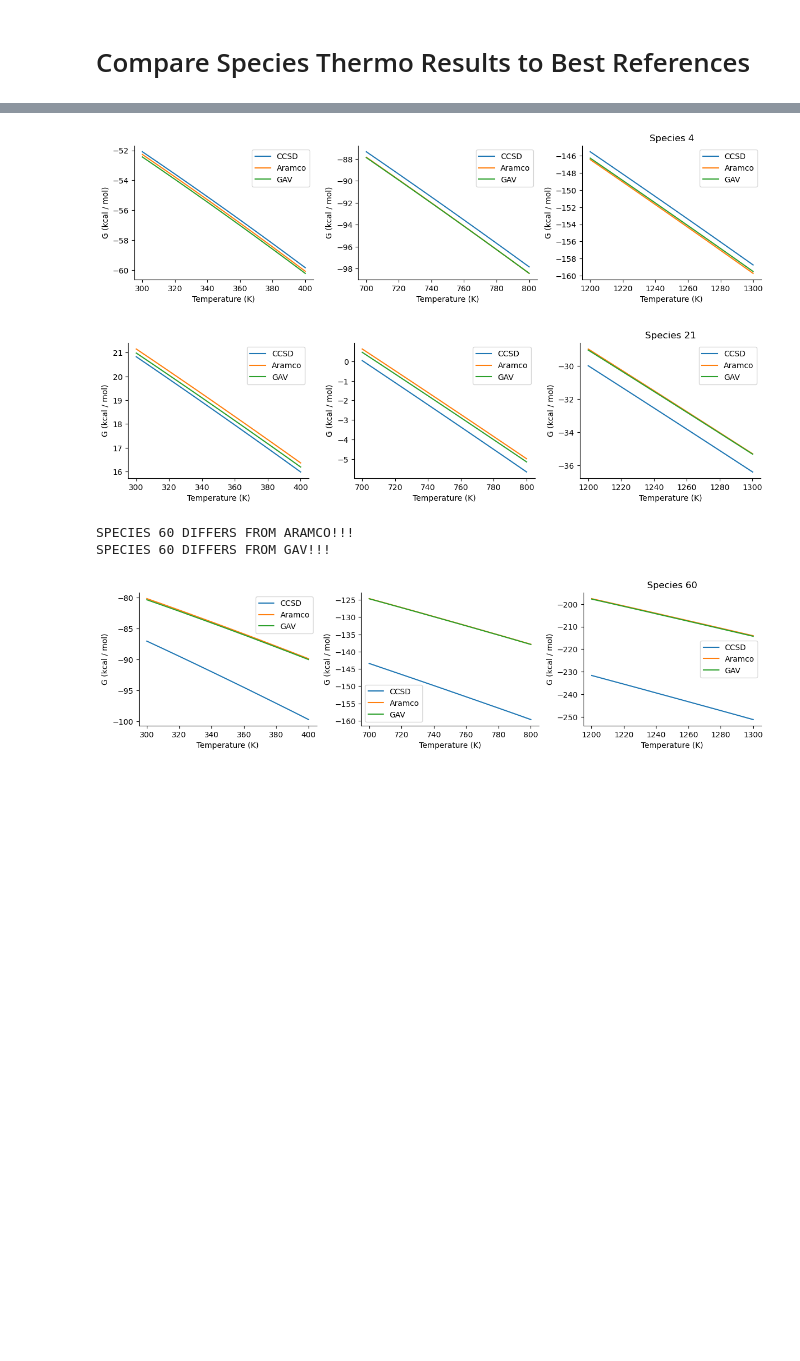
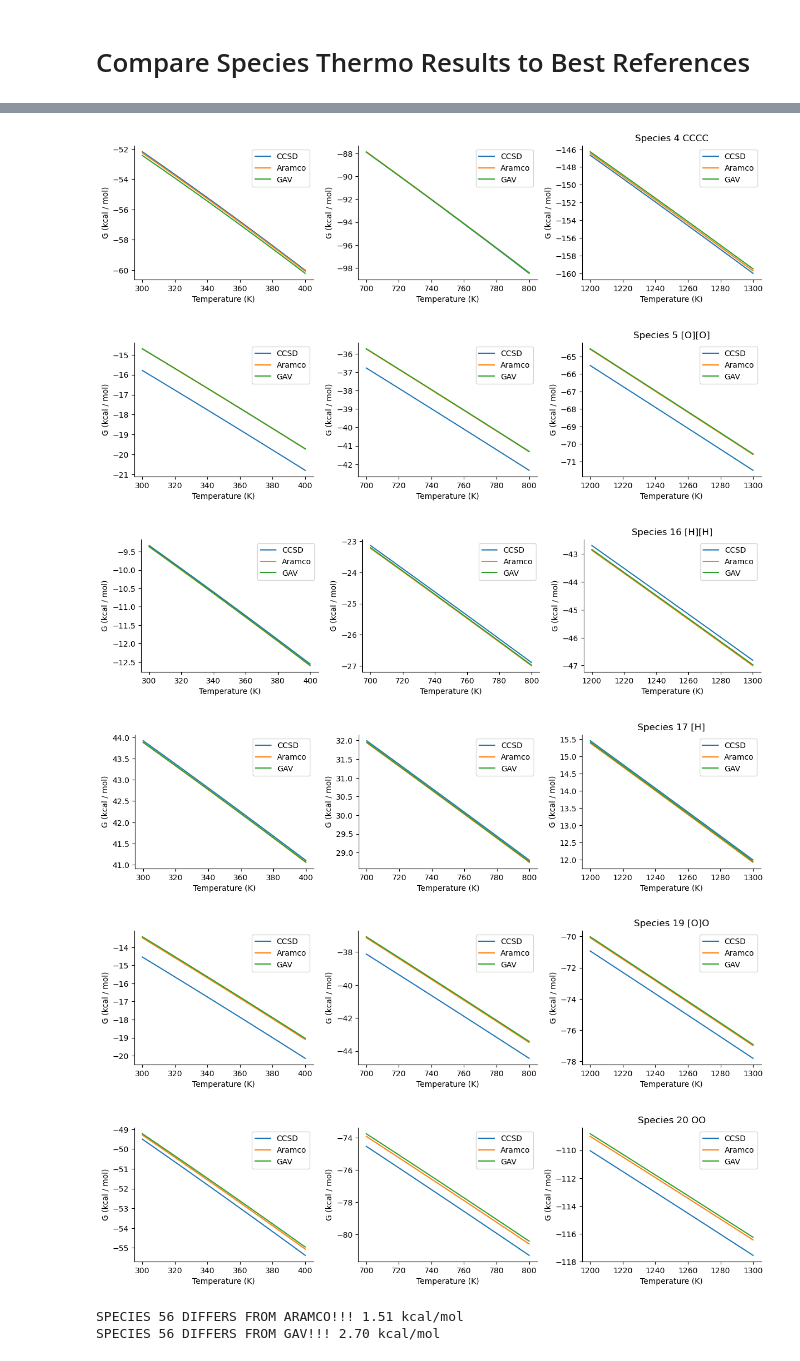
Before and after one commit to comocheng/autoscience_workflow, a Jupyter notebook: dft/progress_report.ipynb, the cells around one changed output, grey strips where cells are left out. Drawn from its saved outputs; the diff is of its cells as text; code cells hidden in the pictures; blank space fills up the shorter version.

Commit message:
save plotting notebooks before refactor

```diff
--- a/dft/progress_report.ipynb
+++ b/dft/progress_report.ipynb
@@ -117,11 +117,24 @@ def plot_kinetics(rxns, labels=None, title=None):
 # pick the change_list to focus on
 rmg_min_1_rxns = [4721]
 rmg_min_1_sp = [4, 57, 280, 60, 61, 73, 21, 72, 32]
-for r in rmg_min_1_rxns:
-    rmg_min_1_sp += get_reaction_species(r)
-
 sp_changelist = rmg_min_1_sp
 rxn_changelist = rmg_min_1_rxns
+
+
+rmg_min_3_rxns = [313, 314, 4724, 246, 4779]
+rmg_min_3_sp = [305, 58, 1113, 71, 74]
+sp_changelist = rmg_min_3_sp
+rxn_changelist = rmg_min_3_rxns
+
+
+
+# rmg_MAX_1_rxns = [213, 324, 714, 1111, 804]
+# rmg_MAX_1_sp = [87, 84, 85, 90, 88]
+# sp_changelist = rmg_MAX_1_sp
+# rxn_changelist = rmg_MAX_1_rxns
+
+for r in rxn_changelist:
+    sp_changelist += get_reaction_species(r)
 sp_changelist = sorted(list(set(sp_changelist)))
 rxn_changelist = sorted(list(set(rxn_changelist)))
 # %%
@@ -176,6 +180,10 @@ Missing reaction 4721
 chemkin_fileA = '/work/westgroup/harris.se/autoscience/fuels/butane/official/aramco/chem_annotated.inp'
 dict_fileA = '/work/westgroup/harris.se/autoscience/fuels/butane/official/aramco/species_dictionary.txt'
 species_listA, reaction_listA = rmgpy.chemkin.load_chemkin_file(chemkin_fileA, dict_fileA)
+# %%
+chemkin_file1 = '/work/westgroup/harris.se/autoscience/fuels/butane/RMG_min/butane_20241219/chem_annotated.inp'
+dict_file1 = '/work/westgroup/harris.se/autoscience/fuels/butane/RMG_min/butane_20241219/species_dictionary.txt'
+species_list1, reaction_list1 = rmgpy.chemkin.load_chemkin_file(chemkin_file1, dict_file1)
 # %%
 # Need to load a thermo database to get GAV
 database = rmgpy.data.rmg.RMGDatabase()
@@ -200,5 +206,5 @@ WARNING:root:An instance of RMGDatabase already exists. Re-initializing it.
 # %%
-ARAMCO_DIFF_THRESHOLD = 2.0  # kcal/mol
+ARAMCO_DIFF_THRESHOLD = 1.5  # kcal/mol
 GAV_DIFF_THRESHOLD = 3.0  # kcal/mol
 
 for e in entries:
@@ -249,55 +255,58 @@ for e in entries:
 
     # Look for big changes
     if np.any(np.abs(G_calc_low - G_Aramco_low) > ARAMCO_DIFF_THRESHOLD):
-        print(f'SPECIES {species_index} DIFFERS FROM ARAMCO!!!')
+        print(f'SPECIES {species_index} DIFFERS FROM ARAMCO!!! {np.max(np.abs(G_calc_low - G_Aramco_low)):.2f} kcal/mol')
     elif np.any(np.abs(G_calc_med - G_Aramco_med) > ARAMCO_DIFF_THRESHOLD):
-        print(f'SPECIES {species_index} DIFFERS FROM ARAMCO!!!')
+        print(f'SPECIES {species_index} DIFFERS FROM ARAMCO!!! {np.max(np.abs(G_calc_med - G_Aramco_med)):.2f} kcal/mol' )
     elif np.any(np.abs(G_calc_high - G_Aramco_high) > ARAMCO_DIFF_THRESHOLD):
-        print(f'SPECIES {species_index} DIFFERS FROM ARAMCO!!!')
+        print(f'SPECIES {species_index} DIFFERS FROM ARAMCO!!! {np.max(np.abs(G_calc_high - G_Aramco_high)):.2f} kcal/mol')
 
 
     if np.any(np.abs(G_calc_low - G_GAV_low) > ARAMCO_DIFF_THRESHOLD):
-        print(f'SPECIES {species_index} DIFFERS FROM GAV!!!')
+        print(f'SPECIES {species_index} DIFFERS FROM GAV!!! {np.max(np.abs(G_calc_low - G_GAV_low)):.2f} kcal/mol')
     elif np.any(np.abs(G_calc_med - G_GAV_med) > ARAMCO_DIFF_THRESHOLD):
-        print(f'SPECIES {species_index} DIFFERS FROM GAV!!!')
+        print(f'SPECIES {species_index} DIFFERS FROM GAV!!! {np.max(np.abs(G_calc_med - G_GAV_med)):.2f} kcal/mol')
     elif np.any(np.abs(G_calc_high - G_GAV_high) > ARAMCO_DIFF_THRESHOLD):
-        print(f'SPECIES {species_index} DIFFERS FROM GAV!!!')
+        print(f'SPECIES {species_index} DIFFERS FROM GAV!!! {np.max(np.abs(G_calc_high - G_GAV_high)):.2f} kcal/mol')
 
 
 
     fig, ax = plt.subplots(1, 3)
     fig.set_size_inches(12, 3)
     fig.tight_layout()
 
 
     ax[0].plot(T_lows, G_calc_low)
     ax[0].plot(T_lows, G_Aramco_low)
     ax[0].plot(T_lows, G_GAV_low)
 
     ax[1].plot(T_meds, G_calc_med)
     ax[1].plot(T_meds, G_Aramco_med)
     ax[1].plot(T_meds, G_GAV_med)
 
     ax[2].plot(T_highs, G_calc_high)
     ax[2].plot(T_highs, G_Aramco_high)
     ax[2].plot(T_highs, G_GAV_high)
 
 
 
     labels = ['CCSD', 'Aramco', 'GAV']
     for i in range(3):
         ax[i].set_xlabel('Temperature (K)')
         ax[i].set_ylabel('G (kcal / mol)')
         ax[i].spines['right'].set_visible(False)
         ax[i].spines['top'].set_visible(False)
         ax[i].legend(labels)
 
-    plt.title(f'Species {species_index}')
+    plt.title(f'Species {species_index} {e.label}')
     plt.subplots_adjust(wspace=0.25)
     plt.show()
 # %% [output]
-[figure, old version]
+[figure, new version]
-[figure, old version]
+[figure, new version]
+[figure, new version]
+[figure, added]
+[figure, added]
+[figure, added]
-SPECIES 60 DIFFERS FROM ARAMCO!!!
-SPECIES 60 DIFFERS FROM GAV!!!
+SPECIES 56 DIFFERS FROM ARAMCO!!! 1.51 kcal/mol
+SPECIES 56 DIFFERS FROM GAV!!! 2.70 kcal/mol
-[figure, old version]
```
Also changed, not shown: parts of 19 cells of this notebook, 4 other files.
